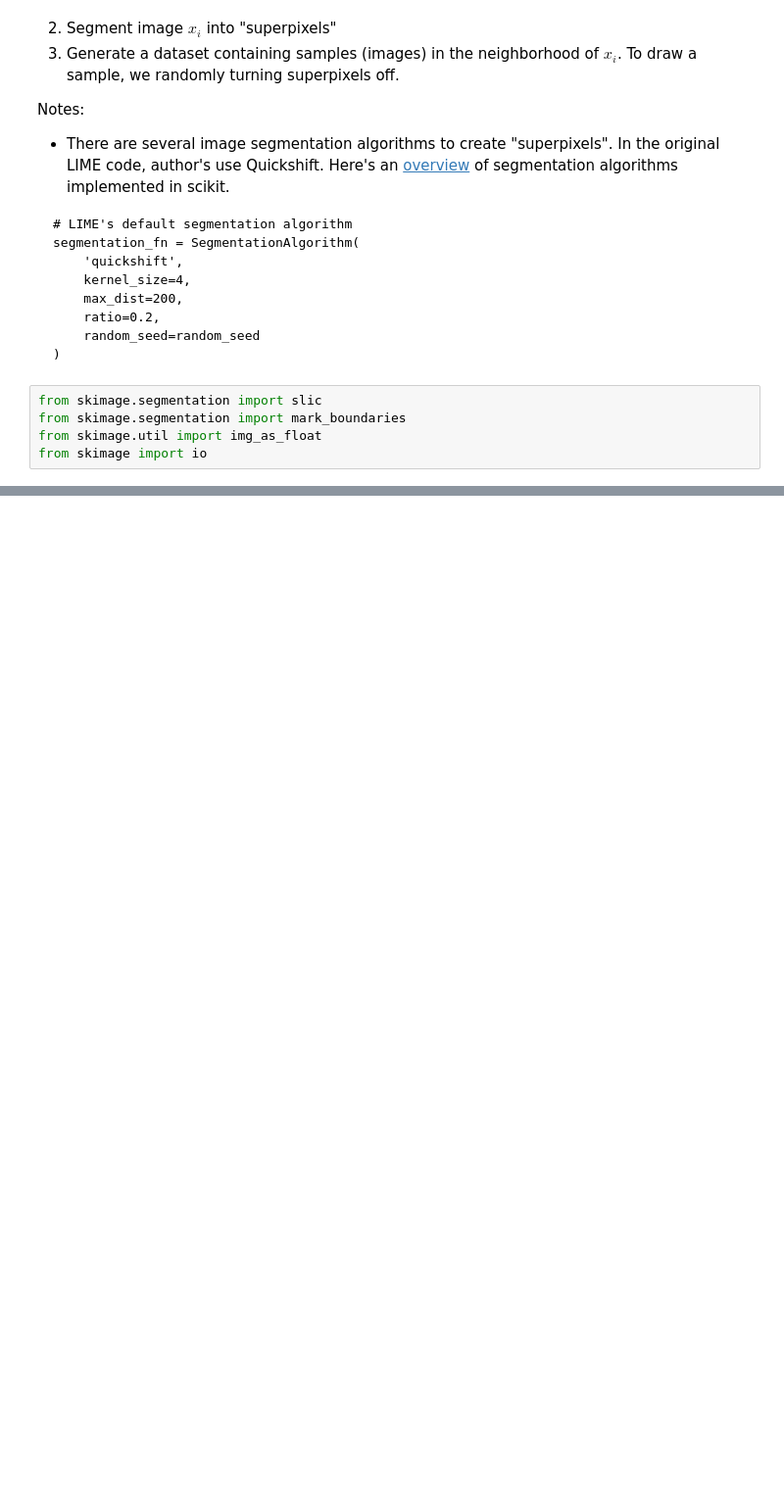
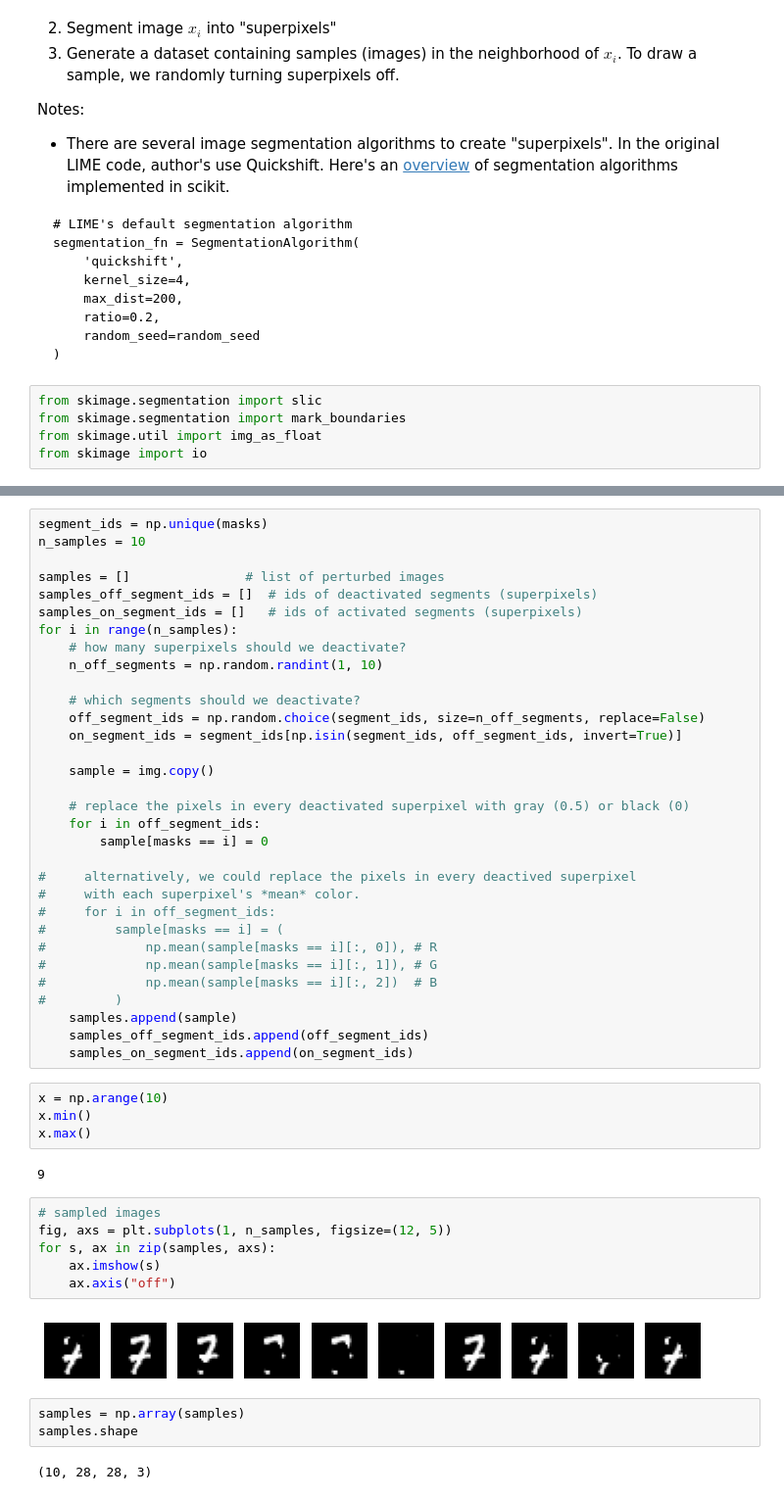
Before and after one commit to ngandlau/fun, a Jupyter notebook: understanding-lime.ipynb, the cells around one changed output, grey strips where cells are left out. Shown at 98% size. Drawn from its saved outputs; the diff is of its cells as text; blank space fills up the shorter version.

```diff
--- a/understanding-lime.ipynb
+++ b/understanding-lime.ipynb
@@ -623,0 +594,51 @@ Accuracy of blackbox clf on our sampled dataset: 20%
+# %%
+segment_ids = np.unique(masks)
+n_samples = 10
+
+samples = []               # list of perturbed images
+samples_off_segment_ids = []  # ids of deactivated segments (superpixels)
+samples_on_segment_ids = []   # ids of activated segments (superpixels)
+for i in range(n_samples):
+    # how many superpixels should we deactivate?
+    n_off_segments = np.random.randint(1, 10)
+
+    # which segments should we deactivate?
+    off_segment_ids = np.random.choice(segment_ids, size=n_off_segments, replace=False)
+    on_segment_ids = segment_ids[np.isin(segment_ids, off_segment_ids, invert=True)]
+
+    sample = img.copy()
+
+    # replace the pixels in every deactivated superpixel with gray (0.5) or black (0)
+    for i in off_segment_ids:
+        sample[masks == i] = 0
+
+#     alternatively, we could replace the pixels in every deactived superpixel
+#     with each superpixel's *mean* color.
+#     for i in off_segment_ids:
+#         sample[masks == i] = (
+#             np.mean(sample[masks == i][:, 0]), # R
+#             np.mean(sample[masks == i][:, 1]), # G
+#             np.mean(sample[masks == i][:, 2])  # B
+#         )
+    samples.append(sample)
+    samples_off_segment_ids.append(off_segment_ids)
+    samples_on_segment_ids.append(on_segment_ids)
+# %%
+x = np.arange(10)
+x.min()
+x.max()
+# %% [output]
+9
+# %%
+# sampled images
+fig, axs = plt.subplots(1, n_samples, figsize=(12, 5))
+for s, ax in zip(samples, axs):
+    ax.imshow(s)
+    ax.axis("off")
+# %% [output]
+[figure, added]
+# %%
+samples = np.array(samples)
+samples.shape
+# %% [output]
+(10, 28, 28, 3)
```
Also changed, not shown: parts of 70 cells of this notebook, 1 other file.
